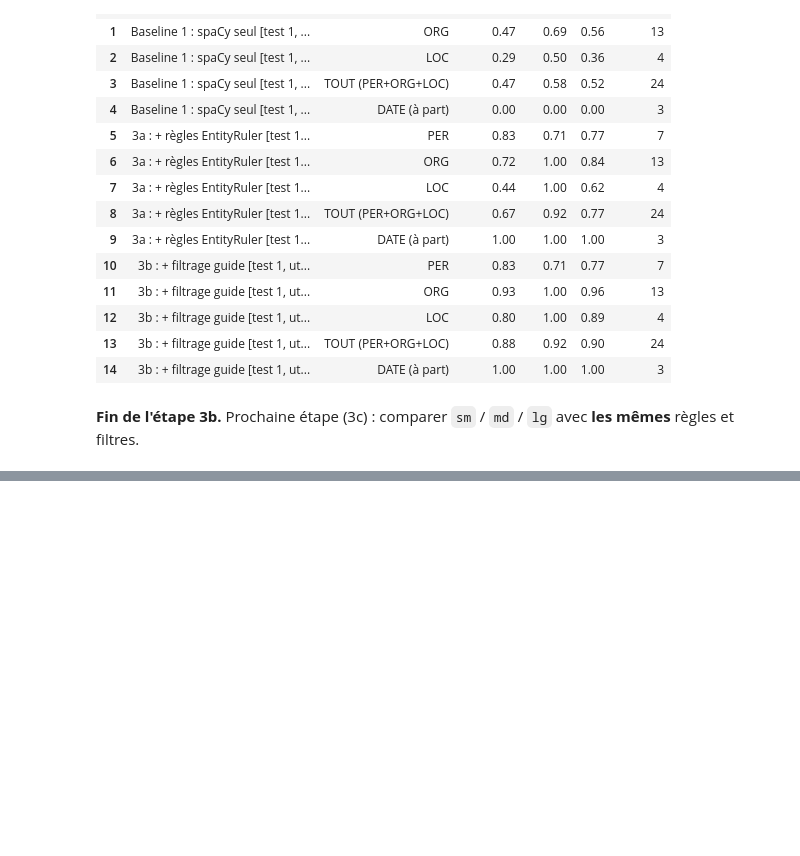
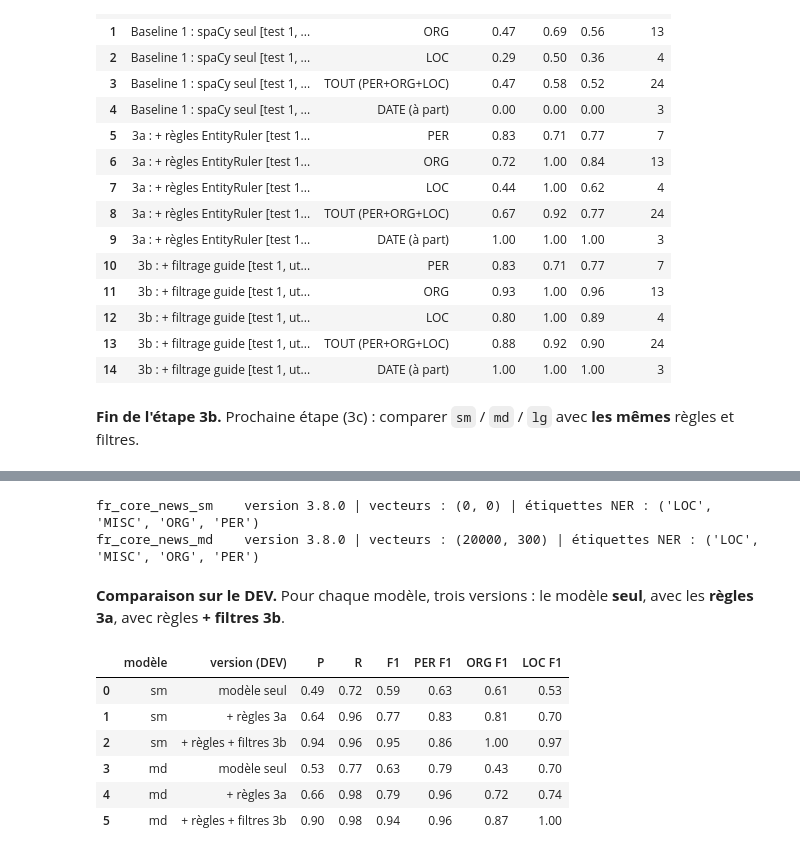
Before and after one commit to Mani26368/taln-ner-djibouti, a Jupyter notebook: notebooks/mako_ner_baseline.ipynb, the cells around one changed output, grey strips where cells are left out. Cells and saved outputs as stored; diff of their text form; code cells hidden in the pictures; blank space fills up the shorter version.

```diff
--- a/notebooks/mako_ner_baseline.ipynb
+++ b/notebooks/mako_ner_baseline.ipynb
@@ -689,0 +706,32 @@ tableau_recap()
+# %%
+MODELES = ["fr_core_news_sm", "fr_core_news_md"]   # lg : voir la note ci-dessus
+
+for m in MODELES:
+    n = spacy.load(m)
+    print(f"{m:18} version {n.meta['version']} | vecteurs : {n.vocab.vectors.shape} | étiquettes NER : {n.get_pipe('ner').labels}")
+# %% [output]
+fr_core_news_sm    version 3.8.0 | vecteurs : (0, 0) | étiquettes NER : ('LOC', 'MISC', 'ORG', 'PER')
+fr_core_news_md    version 3.8.0 | vecteurs : (20000, 300) | étiquettes NER : ('LOC', 'MISC', 'ORG', 'PER')
+# %% [markdown]
+**Comparaison sur le DEV.** Pour chaque modèle, trois versions : le modèle **seul**, avec les **règles 3a**, avec règles **+ filtres 3b**.
+# %%
+lignes_dev = []
+for m in MODELES:
+    for etiquette, groupes, filtres in [("modèle seul", [], None),
+                                        ("+ règles 3a", list(R.GROUPES), None),
+                                        ("+ règles + filtres 3b", list(R.GROUPES), list(R.FILTRES))]:
+        nlp_m = R.construire(modele=m, groupes=groupes, filtres=filtres)
+        r3, rd = scores(gold_dev, predire_types(nlp_m, textes_dev))
+        lignes_dev.append({"modèle": m.replace("fr_core_news_", ""), "version (DEV)": etiquette,
+                           "P": r3["TOUT"][0], "R": r3["TOUT"][1], "F1": r3["TOUT"][2],
+                           "PER F1": r3["PER"][2], "ORG F1": r3["ORG"][2], "LOC F1": r3["LOC"][2]})
+comparaison_dev = pd.DataFrame(lignes_dev)
+comparaison_dev.round(2)
+# %% [output]
+|  | modèle | version (DEV) | P | R | F1 | PER F1 | ORG F1 | LOC F1 |
+| 0 | sm | modèle seul | 0.49 | 0.72 | 0.59 | 0.63 | 0.61 | 0.53 |
+| 1 | sm | + règles 3a | 0.64 | 0.96 | 0.77 | 0.83 | 0.81 | 0.70 |
+| 2 | sm | + règles + filtres 3b | 0.94 | 0.96 | 0.95 | 0.86 | 1.00 | 0.97 |
+| 3 | md | modèle seul | 0.53 | 0.77 | 0.63 | 0.79 | 0.43 | 0.70 |
+| 4 | md | + règles 3a | 0.66 | 0.98 | 0.79 | 0.96 | 0.72 | 0.74 |
+| 5 | md | + règles + filtres 3b | 0.90 | 0.98 | 0.94 | 0.96 | 0.87 | 1.00 |
```
Also changed, not shown: parts of 7 cells of this notebook.
